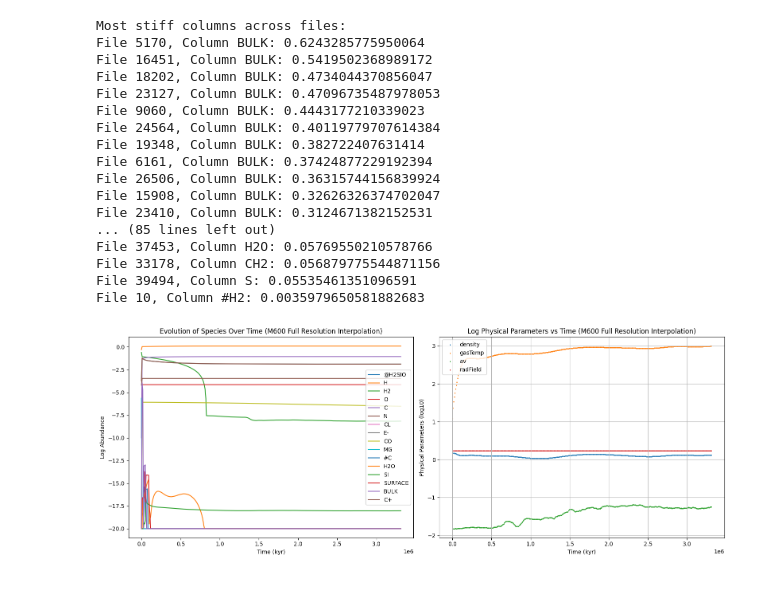
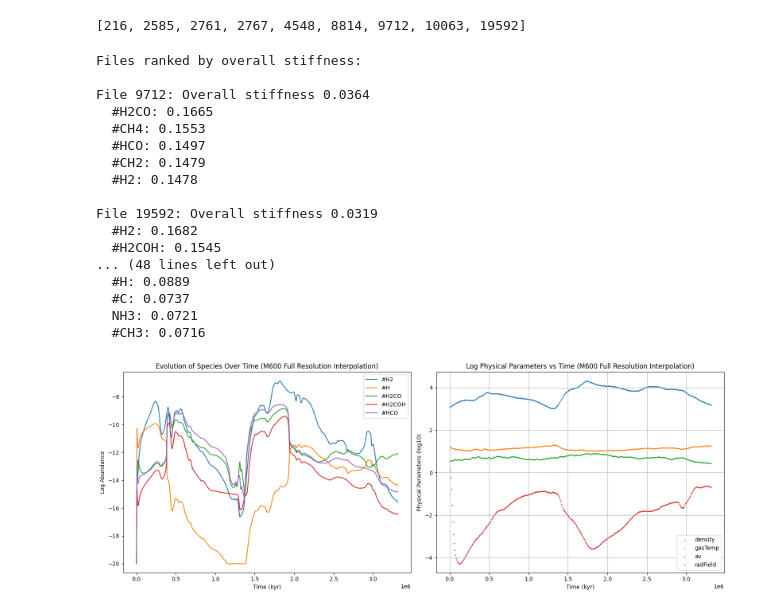
Before and after one commit to Cortega13/UCLCHEM_Evolving_Physics, a Jupyter notebook: benchmarks/turbulence_uclchem/Analysis copy.ipynb, the cells around one changed output. Saved outputs shown, nothing was run; the diff lists cells and outputs as text; code cells hidden in the pictures.

```diff
--- a/benchmarks/turbulence_uclchem/Analysis copy.ipynb
+++ b/benchmarks/turbulence_uclchem/Analysis copy.ipynb
@@ -16,78 +16,101 @@ for file in x:
     y.append(int(file.replace('M600_1_1_Tracer_', '').replace('.csv', '')))
 
 indices = list(sorted(set(y)))
+print(indices)
+# %% [output]
+[216, 2585, 2761, 2767, 4548, 8814, 9712, 10063, 19592]
+# %%
+indices = [10]
 # %%
 results = {}
-most_stiff = []
+file_scores = []
+files_summary = []
 
 for ind in indices:
     try:
         df = pd.read_csv(f"data/chemistry_tracers_csv/M600_1_1_Tracer_{ind}.csv")
+
         stiffness = {
             col: np.log10(df[col][df[col] > 0]).clip(lower=-20).diff().abs().mean()
             for col in df.select_dtypes(include=[np.number]).columns
         }
         results[ind] = stiffness
 
-        # find stiffest column for this file
-        col, val = max(stiffness.items(), key=lambda x: x[1] if x[1] is not None else -np.inf)
-        most_stiff.append((ind, col, val))
+        file_score = np.mean([val for val in stiffness.values() if val is not None])
+        file_scores.append((ind, file_score))
+
+        top5_species = sorted(
+            stiffness.items(),
+            key=lambda x: x[1] if x[1] is not None else -np.inf,
+            reverse=True
+        )[:5]
+
+        files_summary.append({
+            "ind": ind,
+            "species": [col for col, _ in top5_species],
+            "values": [val for _, val in top5_species],
+            "score": file_score
+        })
 
     except Exception as e:
         print(f"Error reading file {ind}: {e}")
 
-# sort by most stiff overall
-most_stiff.sort(key=lambda x: x[2], reverse=True)
+files_summary = sorted(files_summary, key=lambda x: x["score"], reverse=True)
 
-print("\nMost stiff columns across files:")
-for ind, col, val in most_stiff:
-    print(f"File {ind}, Column {col}: {val}")
+print("\nFiles ranked by overall stiffness:")
+for file in files_summary:
+    print(f"\nFile {file['ind']}: Overall stiffness {file['score']:.4f}")
+    for col, val in zip(file["species"], file["values"]):
+        print(f"  {col}: {val:.4f}")
 # %% [output]
-Most stiff columns across files:
-File 5170, Column BULK: 0.6243285775950064
-File 16451, Column BULK: 0.5419502368989172
-File 18202, Column BULK: 0.4734044370856047
-File 23127, Column BULK: 0.47096735487978053
-File 9060, Column BULK: 0.4443177210339023
-File 24564, Column BULK: 0.40119779707614384
-File 19348, Column BULK: 0.382722407631414
-File 6161, Column BULK: 0.37424877229192394
-File 26506, Column BULK: 0.36315744156839924
-File 15908, Column BULK: 0.32626326374702047
-File 23410, Column BULK: 0.3124671382152531
-... (85 lines left out)
-File 37453, Column H2O: 0.05769550210578766
-File 33178, Column CH2: 0.056879775544871156
-File 39494, Column S: 0.05535461351096591
-File 10, Column #H2: 0.0035979650581882683
+Files ranked by overall stiffness:
+
+File 9712: Overall stiffness 0.0364
+  #H2CO: 0.1665
+  #CH4: 0.1553
+  #HCO: 0.1497
+  #CH2: 0.1479
+  #H2: 0.1478
+
+File 19592: Overall stiffness 0.0319
+  #H2: 0.1682
+  #H2COH: 0.1545
+... (48 lines left out)
+  #H: 0.0889
+  #C: 0.0737
+  NH3: 0.0721
+  #CH3: 0.0716
 # %%
-df = pd.read_csv('data/chemistry_tracers_csv/M600_1_1_Tracer_35226.csv')
+file_idx = 5
+species_of_interest = files_summary[file_idx]["species"]
+df = pd.read_csv(f'data/chemistry_tracers_csv/M600_1_1_Tracer_{files_summary[file_idx]["ind"]}.csv')
 
 fig, (ax1, ax2) = plt.subplots(1, 2, figsize=(16, 6))
 
+#species_of_interest = ["C2H34"]
 for species in species_of_interest:
     if species in df.columns:
         log_abundance = np.log10(df[species].replace(0, np.nan))
         log_abundance = np.maximum(log_abundance, -20)
         ax1.plot(df['time'], log_abundance, label=species)
 
 ax1.set_xlabel('Time (kyr)')
 ax1.set_ylabel('Log Abundance')
 ax1.set_title('Evolution of Species Over Time (M600 Full Resolution Interpolation)')
 ax1.legend()
 
 for param in physical_params:
     if param in df.columns:
         y = pd.to_numeric(np.log10(df[param]), errors='coerce')
         ax2.scatter(df['time'], y, label=param, s=1)
 
 ax2.set_xlabel('Time (kyr)')
 ax2.set_ylabel('Physical Parameters (log10)')
 ax2.set_title('Log Physical Parameters vs Time (M600 Full Resolution Interpolation)')
 ax2.legend()
 ax2.grid(True)
 
 plt.tight_layout()
 plt.show()
 # %% [output]
-[figure, old version]
+[figure, new version]
```
Also changed, not shown: parts of 2 cells of this notebook, 16 other files.
